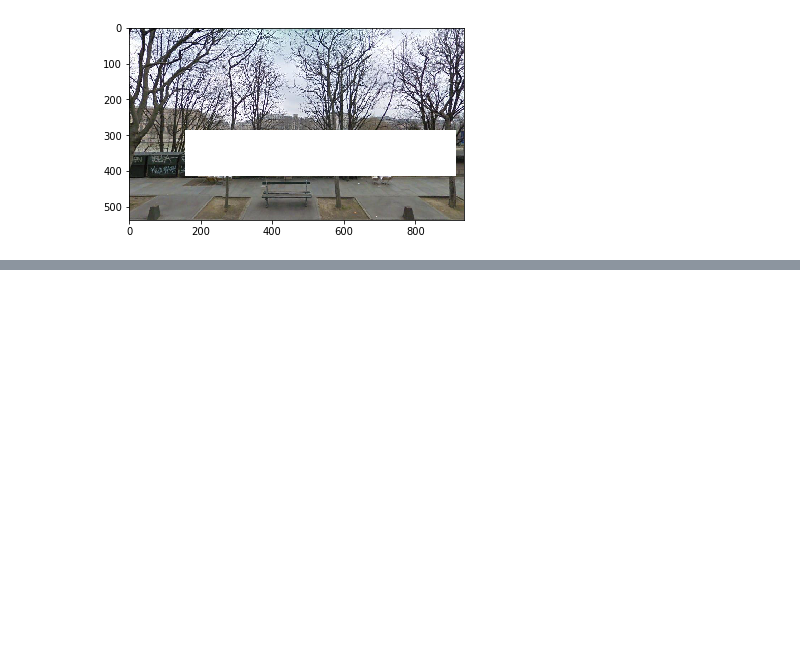
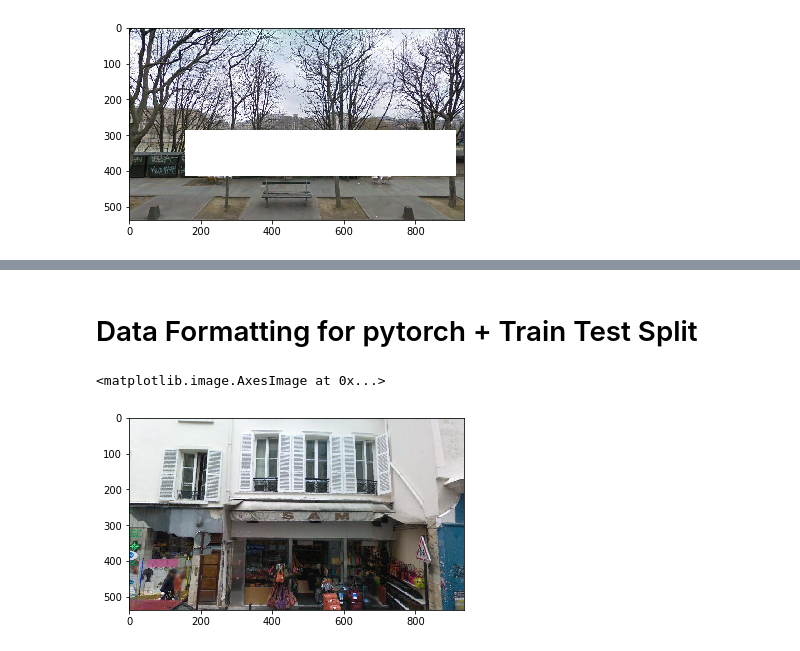
Before and after one commit to a92920/ProjectGAN, a Jupyter notebook: EDA_TRAIN.ipynb, the cells around one changed output, grey strips where cells are left out. Cells and saved outputs as stored; diff of their text form; code cells hidden in the pictures; blank space fills up the shorter version.

Commit message:
added dataloader for batches

```diff
--- a/EDA_TRAIN.ipynb
+++ b/EDA_TRAIN.ipynb
@@ -49,0 +70,2 @@ cover_percentage(images[89])
+# %% [markdown]
+# Data Formatting for pytorch + Train Test Split
@@ -49,0 +108,13 @@ cover_percentage(images[89])
+# %%
+def create_data_loader(images ,corrupt_images = 0 ):
+    ds = ToFillDataset_train(images, corrupt_images)
+    return DataLoader(ds, batch_size = 16)
+# %%
+train = create_data_loader(images)
+# %%
+training_data_loaded = next(iter(train))
+# %%
+plt.imshow(training_data_loaded["image"][10])
+# %% [output]
+<matplotlib.image.AxesImage at 0x...>
+[figure, added]
```
Also changed, not shown: parts of 13 cells of this notebook.
